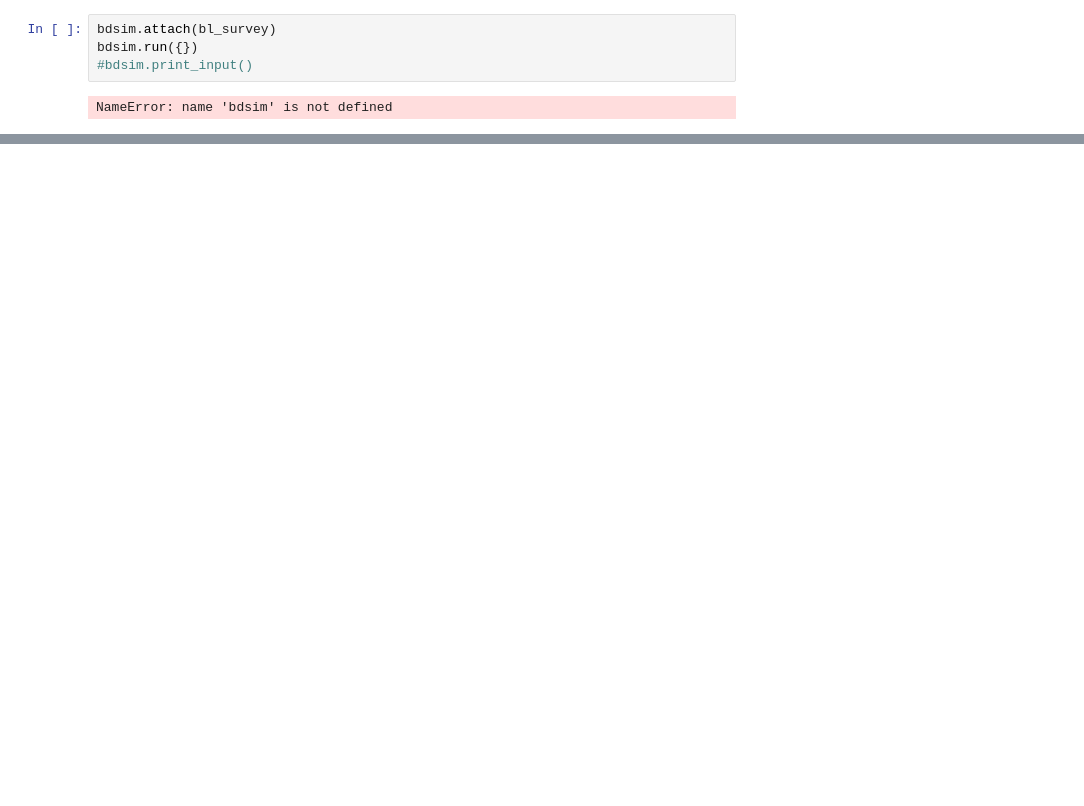
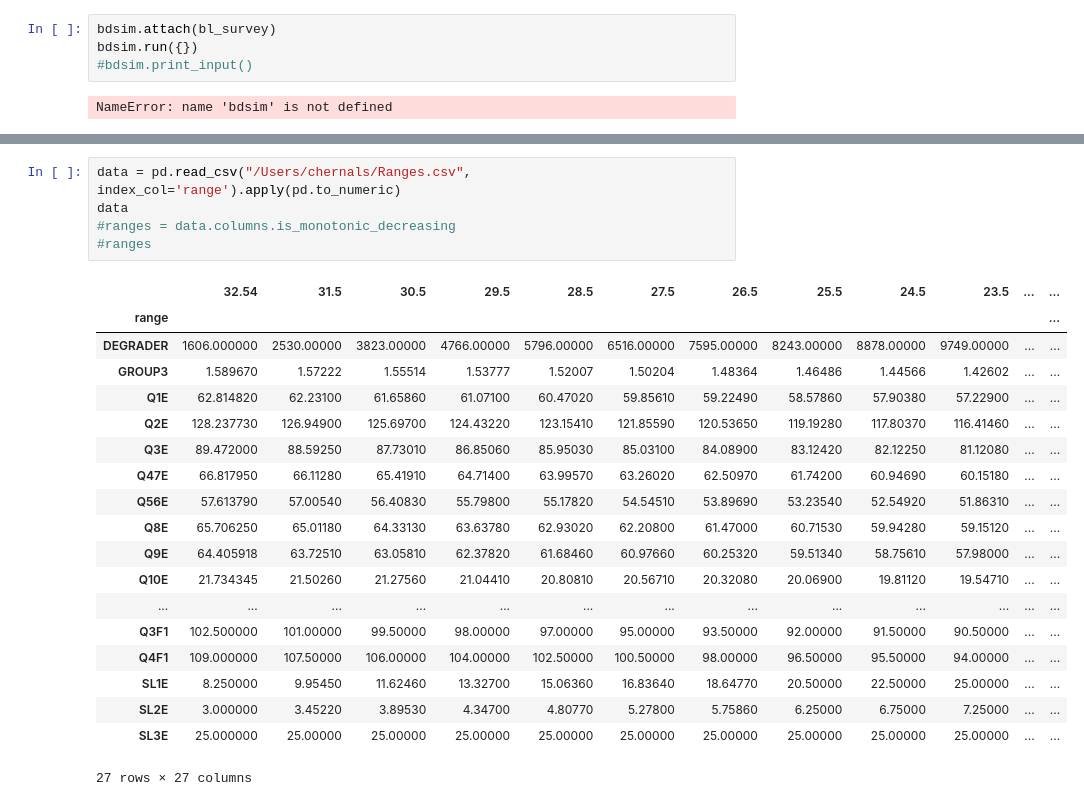
Before and after one commit to ULB-Metronu/georges, a Jupyter notebook: examples/Example Georges.ipynb, the cells around one changed output, grey strips where cells are left out. Saved outputs shown, nothing was run; the diff lists cells and outputs as text; blank space fills up the shorter version.

```diff
--- a/examples/Example Georges.ipynb
+++ b/examples/Example Georges.ipynb
@@ -115,0 +67,25 @@ bl_survey = georges.madx.survey(line=bl, madx=m)
+# %%
+data = pd.read_csv("/Users/chernals/Ranges.csv", index_col='range').apply(pd.to_numeric)
+data
+#ranges = data.columns.is_monotonic_decreasing
+#ranges
+# %% [output]
+|  | 32.54 | 31.5 | 30.5 | 29.5 | 28.5 | 27.5 | 26.5 | 25.5 | 24.5 | 23.5 | ... | ... |
+| range |  |  |  |  |  |  |  |  |  |  |  | ... |
+| DEGRADER | 1606.000000 | 2530.00000 | 3823.00000 | 4766.00000 | 5796.00000 | 6516.00000 | 7595.00000 | 8243.00000 | 8878.00000 | 9749.00000 | ... | ... |
+| GROUP3 | 1.589670 | 1.57222 | 1.55514 | 1.53777 | 1.52007 | 1.50204 | 1.48364 | 1.46486 | 1.44566 | 1.42602 | ... | ... |
+| Q1E | 62.814820 | 62.23100 | 61.65860 | 61.07100 | 60.47020 | 59.85610 | 59.22490 | 58.57860 | 57.90380 | 57.22900 | ... | ... |
+| Q2E | 128.237730 | 126.94900 | 125.69700 | 124.43220 | 123.15410 | 121.85590 | 120.53650 | 119.19280 | 117.80370 | 116.41460 | ... | ... |
+| Q3E | 89.472000 | 88.59250 | 87.73010 | 86.85060 | 85.95030 | 85.03100 | 84.08900 | 83.12420 | 82.12250 | 81.12080 | ... | ... |
+| Q47E | 66.817950 | 66.11280 | 65.41910 | 64.71400 | 63.99570 | 63.26020 | 62.50970 | 61.74200 | 60.94690 | 60.15180 | ... | ... |
+| Q56E | 57.613790 | 57.00540 | 56.40830 | 55.79800 | 55.17820 | 54.54510 | 53.89690 | 53.23540 | 52.54920 | 51.86310 | ... | ... |
+| Q8E | 65.706250 | 65.01180 | 64.33130 | 63.63780 | 62.93020 | 62.20800 | 61.47000 | 60.71530 | 59.94280 | 59.15120 | ... | ... |
+| Q9E | 64.405918 | 63.72510 | 63.05810 | 62.37820 | 61.68460 | 60.97660 | 60.25320 | 59.51340 | 58.75610 | 57.98000 | ... | ... |
+| Q10E | 21.734345 | 21.50260 | 21.27560 | 21.04410 | 20.80810 | 20.56710 | 20.32080 | 20.06900 | 19.81120 | 19.54710 | ... | ... |
+| ... | ... | ... | ... | ... | ... | ... | ... | ... | ... | ... | ... | ... |
+| Q3F1 | 102.500000 | 101.00000 | 99.50000 | 98.00000 | 97.00000 | 95.00000 | 93.50000 | 92.00000 | 91.50000 | 90.50000 | ... | ... |
+| Q4F1 | 109.000000 | 107.50000 | 106.00000 | 104.00000 | 102.50000 | 100.50000 | 98.00000 | 96.50000 | 95.50000 | 94.00000 | ... | ... |
+| SL1E | 8.250000 | 9.95450 | 11.62460 | 13.32700 | 15.06360 | 16.83640 | 18.64770 | 20.50000 | 22.50000 | 25.00000 | ... | ... |
+| SL2E | 3.000000 | 3.45220 | 3.89530 | 4.34700 | 4.80770 | 5.27800 | 5.75860 | 6.25000 | 6.75000 | 7.25000 | ... | ... |
+| SL3E | 25.000000 | 25.00000 | 25.00000 | 25.00000 | 25.00000 | 25.00000 | 25.00000 | 25.00000 | 25.00000 | 25.00000 | ... | ... |
+27 rows × 27 columns
```
Also changed, not shown: parts of 3 cells of this notebook, 10 other files.
